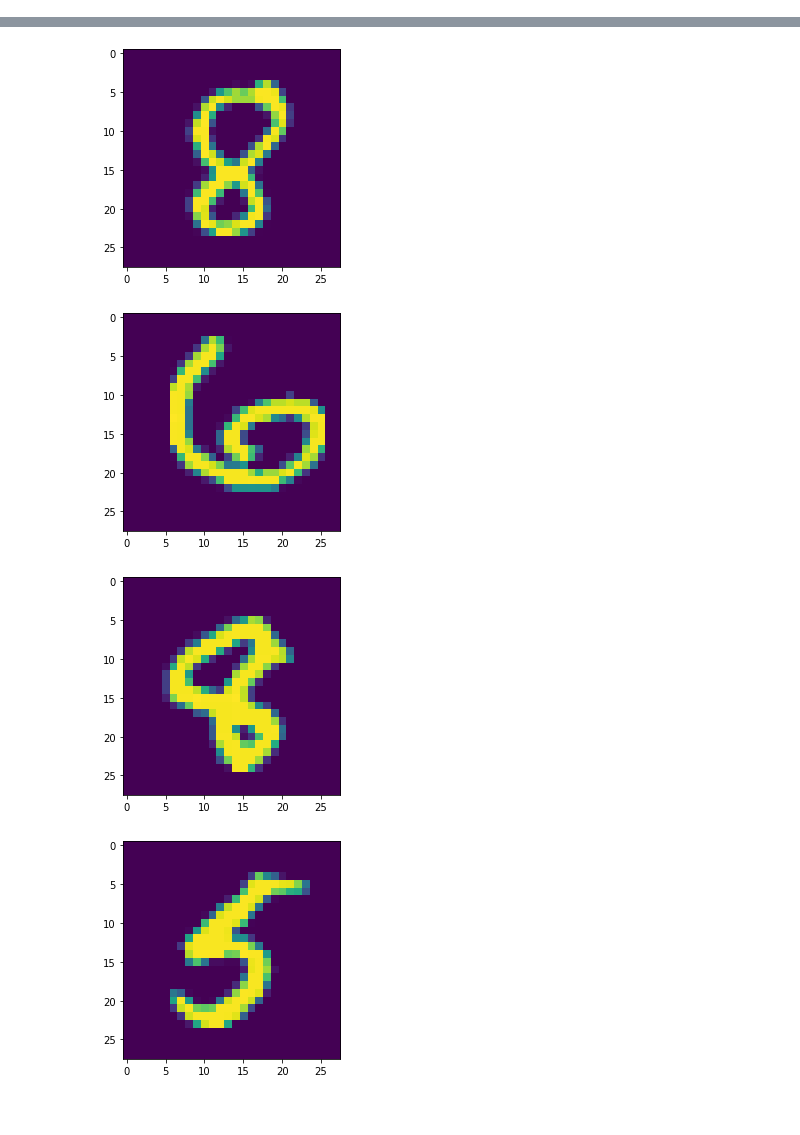
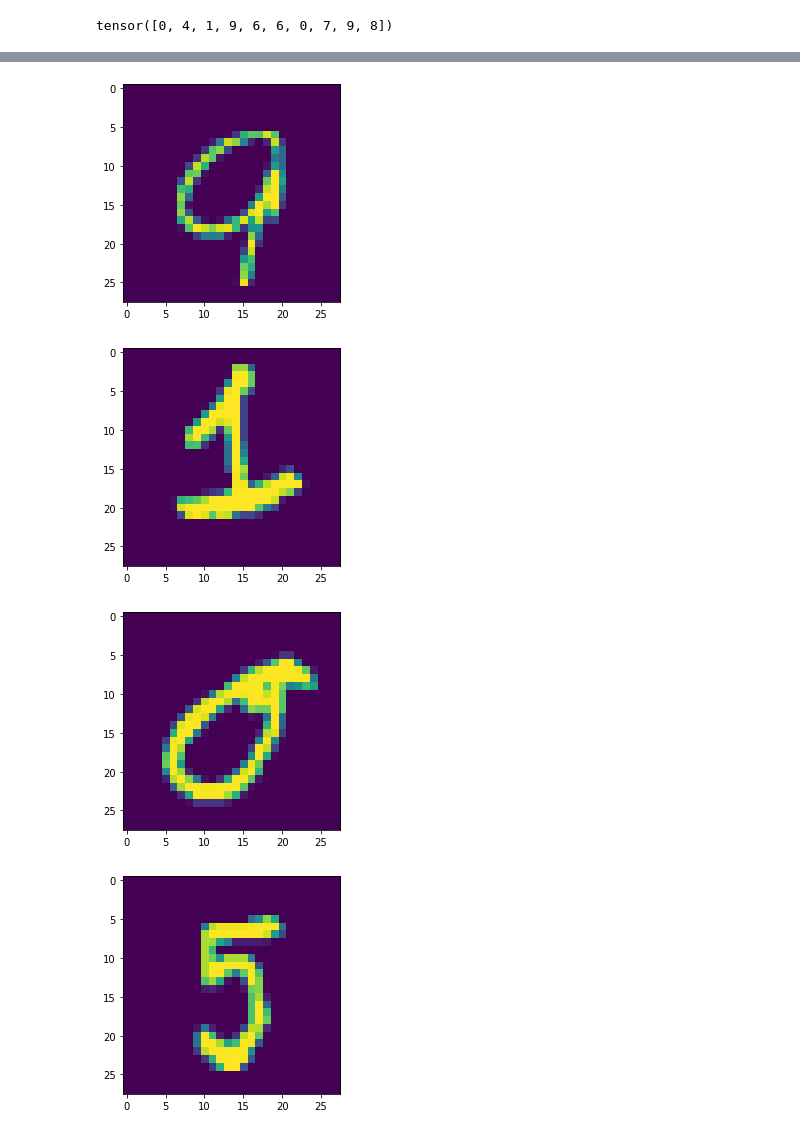
Before and after one commit to Artfulbd/Colab_NN, a Jupyter notebook: First.ipynb, the cells around one changed output, grey strips where cells are left out. Saved outputs shown, nothing was run; the diff lists cells and outputs as text; code cells hidden in the pictures.

```diff
--- a/First.ipynb
+++ b/First.ipynb
@@ -25,8 +23,15 @@ Downloading http://yann.lecun.com/exdb/mnist/t10k-labels-idx1-ubyte.gz to MNIST/
 Extracting MNIST/raw/t10k-labels-idx1-ubyte.gz to MNIST/raw
 Processing...
 Done!
+# %%
+for data in trainset:
+  x,y = data
+  print(y)
+  break
+# %% [output]
+tensor([0, 4, 1, 9, 6, 6, 0, 7, 9, 8])
 # %%
-i = 0
+i = 1
 for data in trainset:
     plt.imshow(data[0][0].view(28, 28))
     plt.show()
@@ -38,4 +43,4 @@ for data in trainset:
-[figure, old version]
+[figure, new version]
-[figure, old version]
+[figure, new version]
-[figure, old version]
+[figure, new version]
-[figure, old version]
+[figure, new version]
```
Also changed, not shown: parts of 9 cells of this notebook.
